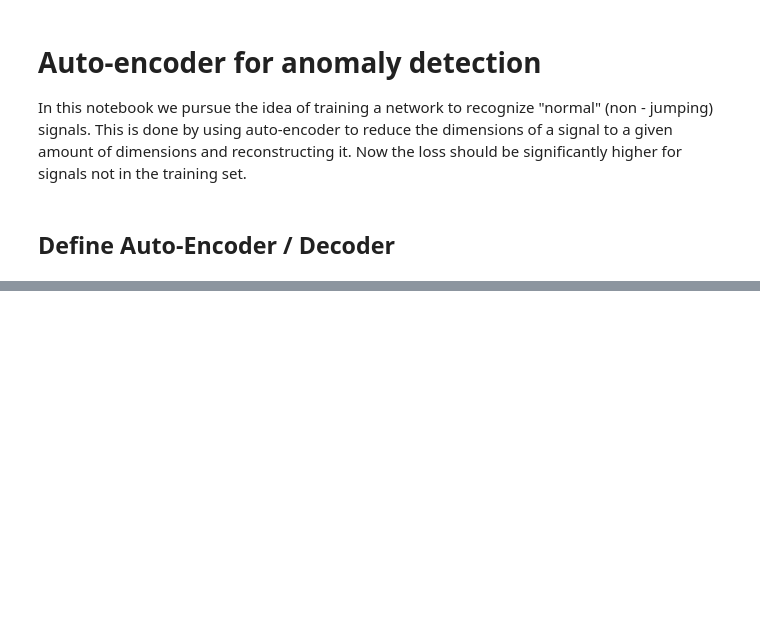
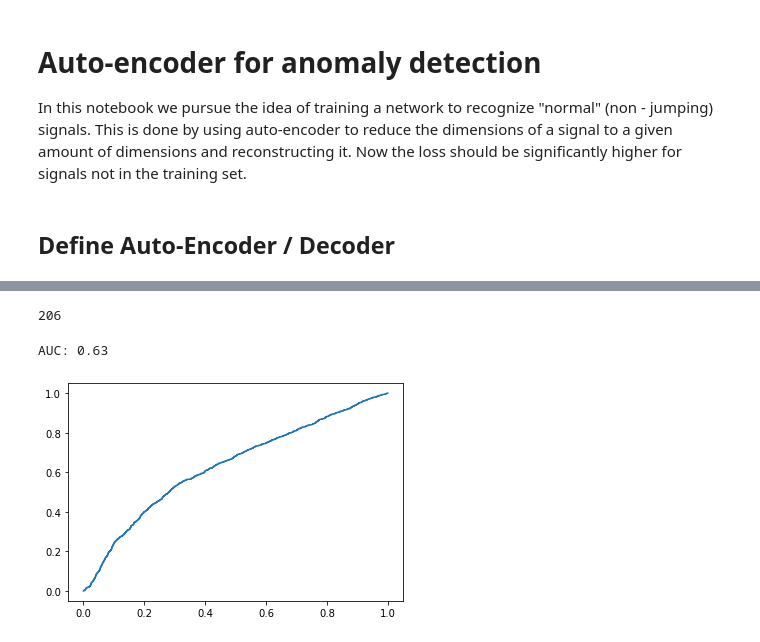
Before and after one commit to JohannSeverin/Elzermann_readouts, a Jupyter notebook: code_johann/first_tries/auto_encoder.ipynb, the cells around one changed output, grey strips where cells are left out. Drawn from its saved outputs; the diff is of its cells as text; code cells hidden in the pictures; blank space fills up the shorter version.

```diff
--- a/code_johann/first_tries/auto_encoder.ipynb
+++ b/code_johann/first_tries/auto_encoder.ipynb
@@ -160,11 +184,11 @@ ax.scatter(enc[~mask, 0], enc[~mask, 1], c = color_list[0], marker = "o", label
 x_test_bkg = scaler.transform(X_test[y_test == 0])
 x_test_sig = scaler.transform(X_test[y_test == 1])
 
-mse = tf.keras.losses.MeanSquaredError(reduction = "none")
+mae = MeanSquaredError(reduction = "none")
 
-bkg_losses = mse(x_test_bkg, autoencoder(x_test_bkg)).numpy()
-sig_losses = mse(x_test_sig, autoencoder(x_test_sig)).numpy()
+bkg_losses = mae(x_test_bkg, autoencoder(x_test_bkg)).numpy()
+sig_losses = mae(x_test_sig, autoencoder(x_test_sig)).numpy()
 
-plt.hist(bkg_losses, bins = 50, histtype = "step", color = color_list[0], label = "background")
-plt.hist(sig_losses, bins = 50, histtype = "step", color = color_list[4], label = "signal");
+plt.hist(bkg_losses, bins = 50, histtype = "step", color = color_list[0], range = (0, 2), label = "background")
+plt.hist(sig_losses, bins = 50, histtype = "step", color = color_list[4], range = (0, 2), label = "signal");
 # %% [output]
@@ -176,0 +196,16 @@ array([0.0239404 , 0.03851635, 0.02644325, ..., 0.02322501, 0.0245908 ,
+# %%
+losses = mae(X_test, autoencoder(scaler.transform(X_test))).numpy()
+np.argmax(losses)
+# %% [output]
+206
+# %%
+from sklearn.metrics import roc_curve, roc_auc_score
+
+x, y, _ = roc_curve(y_test, losses)
+auc     = roc_auc_score(y_test, losses)
+
+plt.plot(x, y)
+print(f"AUC: {auc:.2f}")
+# %% [output]
+AUC: 0.63
+[figure, added]
```
Also changed, not shown: parts of 13 cells of this notebook, 2 other files.
